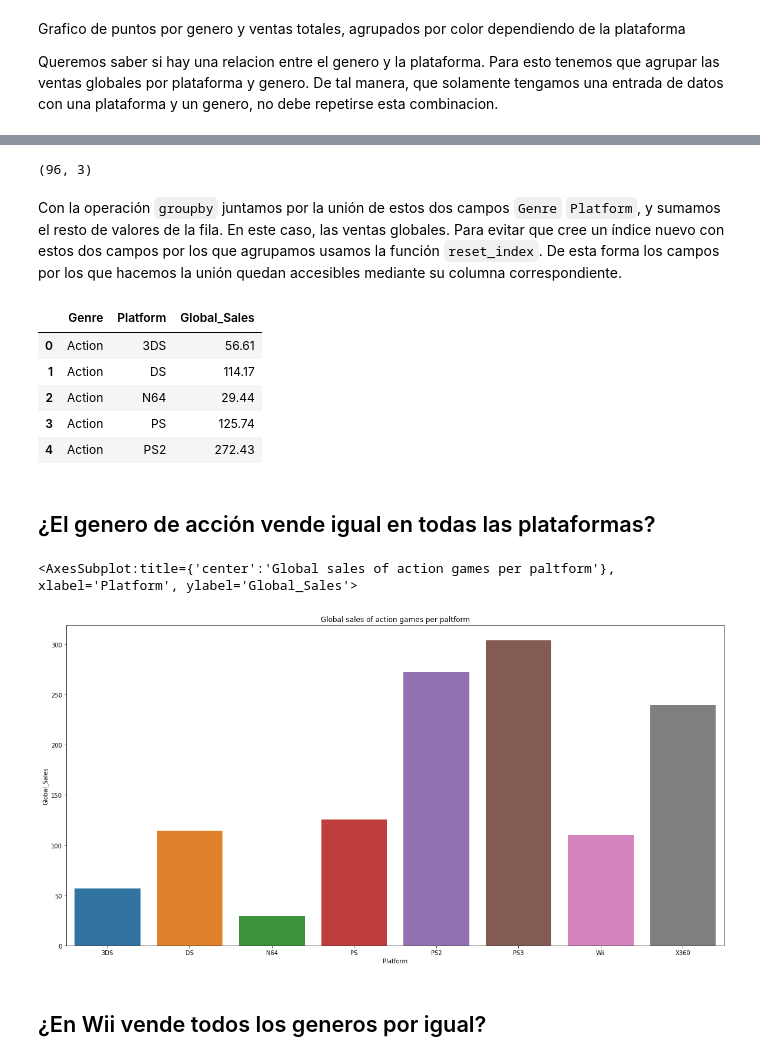
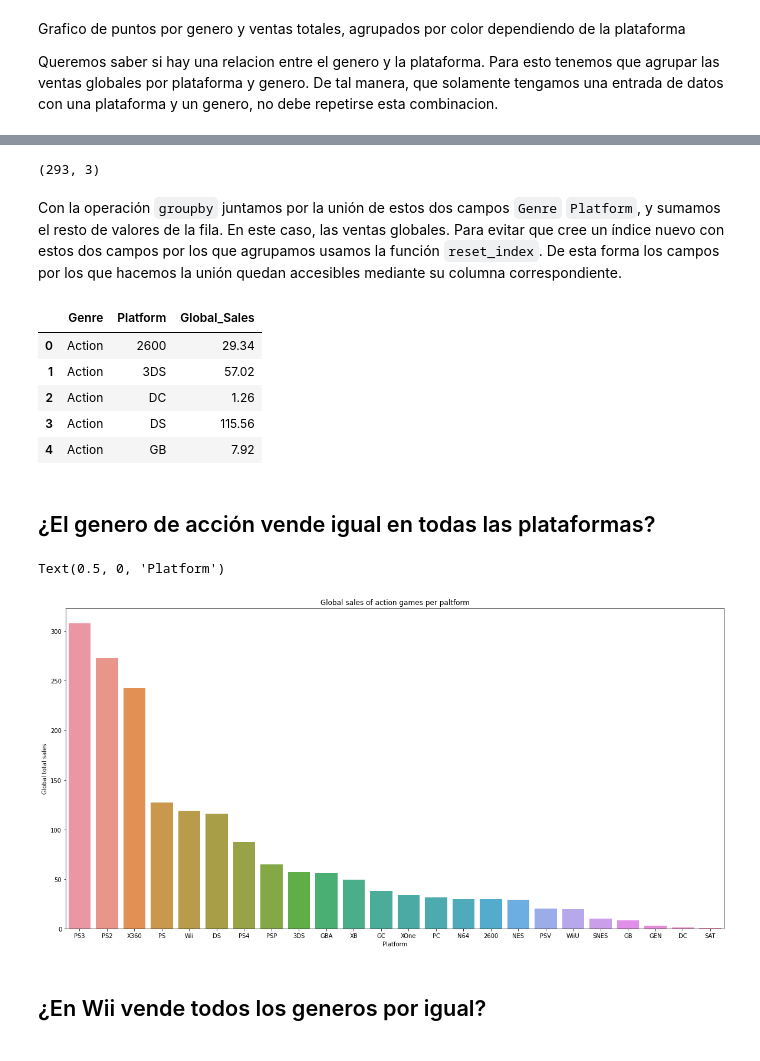
Before and after one commit to CrisKrus/kaggle, a Jupyter notebook: 02-video-game-sales/videogames-sales.ipynb, the cells around one changed output, grey strips where cells are left out. Saved outputs shown, nothing was run; the diff lists cells and outputs as text; code cells hidden in the pictures.

```diff
--- a/02-video-game-sales/videogames-sales.ipynb
+++ b/02-video-game-sales/videogames-sales.ipynb
@@ -8,13 +8,7 @@ import pandas as pd # data processing, CSV file I/O (e.g. pd.read_csv)
 import seaborn as sns
 import matplotlib.pyplot as plt
 
-import os
-
-for dirname, _, filenames in os.walk('/kaggle/input'):
-    for filename in filenames:
-        filepath = os.path.join(dirname, filename)
-
-
+filepath = 'input/vgsales.csv'
 df = pd.read_csv(filepath, index_col='Rank')
 df.shape
 # %% [output]
@@ -154,18 +223,20 @@ relevant_data.head()
 # %%
-genre_platform_group = relevant_data.groupby(['Genre', 'Platform']).Global_Sales.sum().reset_index()
+genre_platform_group = df.copy()
+genre_platform_group = genre_platform_group.drop(columns=['Year', 'NA_Sales', 'EU_Sales', 'JP_Sales', 'Other_Sales'])
+genre_platform_group = genre_platform_group.groupby(['Genre', 'Platform']).sum().reset_index()
 genre_platform_group.shape
 # %% [output]
-(96, 3)
+(293, 3)
 # %% [markdown]
 Con la operación `groupby` juntamos por la unión de estos dos campos `Genre` `Platform`, y sumamos el resto de valores de la fila. En este caso, las ventas globales. Para evitar que cree un índice nuevo con estos dos campos por los que agrupamos usamos la función `reset_index`. De esta forma los campos por los que hacemos la unión quedan accesibles mediante su columna correspondiente.
 # %%
 genre_platform_group.head()
 # %% [output]
 |  | Genre | Platform | Global_Sales |
-| 0 | Action | 3DS | 56.61 |
-| 1 | Action | DS | 114.17 |
-| 2 | Action | N64 | 29.44 |
-| 3 | Action | PS | 125.74 |
-| 4 | Action | PS2 | 272.43 |
+| 0 | Action | 2600 | 29.34 |
+| 1 | Action | 3DS | 57.02 |
+| 2 | Action | DC | 1.26 |
+| 3 | Action | DS | 115.56 |
+| 4 | Action | GB | 7.92 |
 # %% [markdown]
 ## ¿El genero de acción vende igual en todas las plataformas?
@@ -174,12 +243,14 @@ action_games = genre_platform_group[genre_platform_group['Genre'] == 'Action']
 # %%
+action_games = genre_platform_group[genre_platform_group['Genre'] == 'Action']
+
 plt.figure(figsize=(20,10))
+sns.barplot(x='Platform', y='Global_Sales', data=action_games, order=action_games.sort_values('Global_Sales', ascending=False).Platform)
+
 plt.title("Global sales of action games per paltform")
 plt.ylabel("Global total sales")
 plt.xlabel("Platform")
-
-sns.barplot(data=action_games, x='Platform', y='Global_Sales')
 # %% [output]
-<AxesSubplot:title={'center':'Global sales of action games per paltform'}, xlabel='Platform', ylabel='Global_Sales'>
+Text(0.5, 0, 'Platform')
-[figure, old version]
+[figure, new version]
 # %% [markdown]
 ## ¿En Wii vende todos los generos por igual?
```
Also changed, not shown: parts of 24 cells of this notebook.
